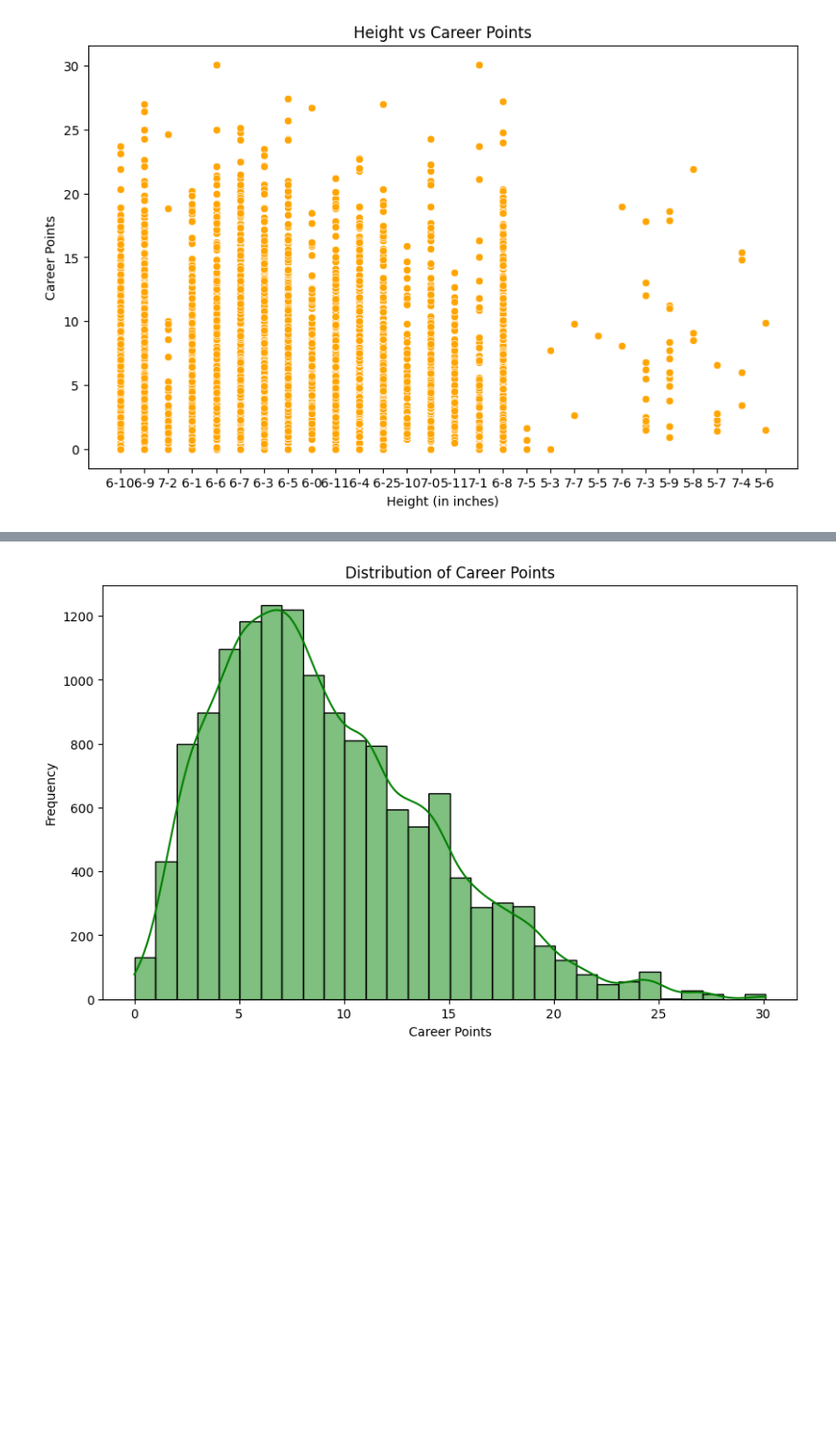
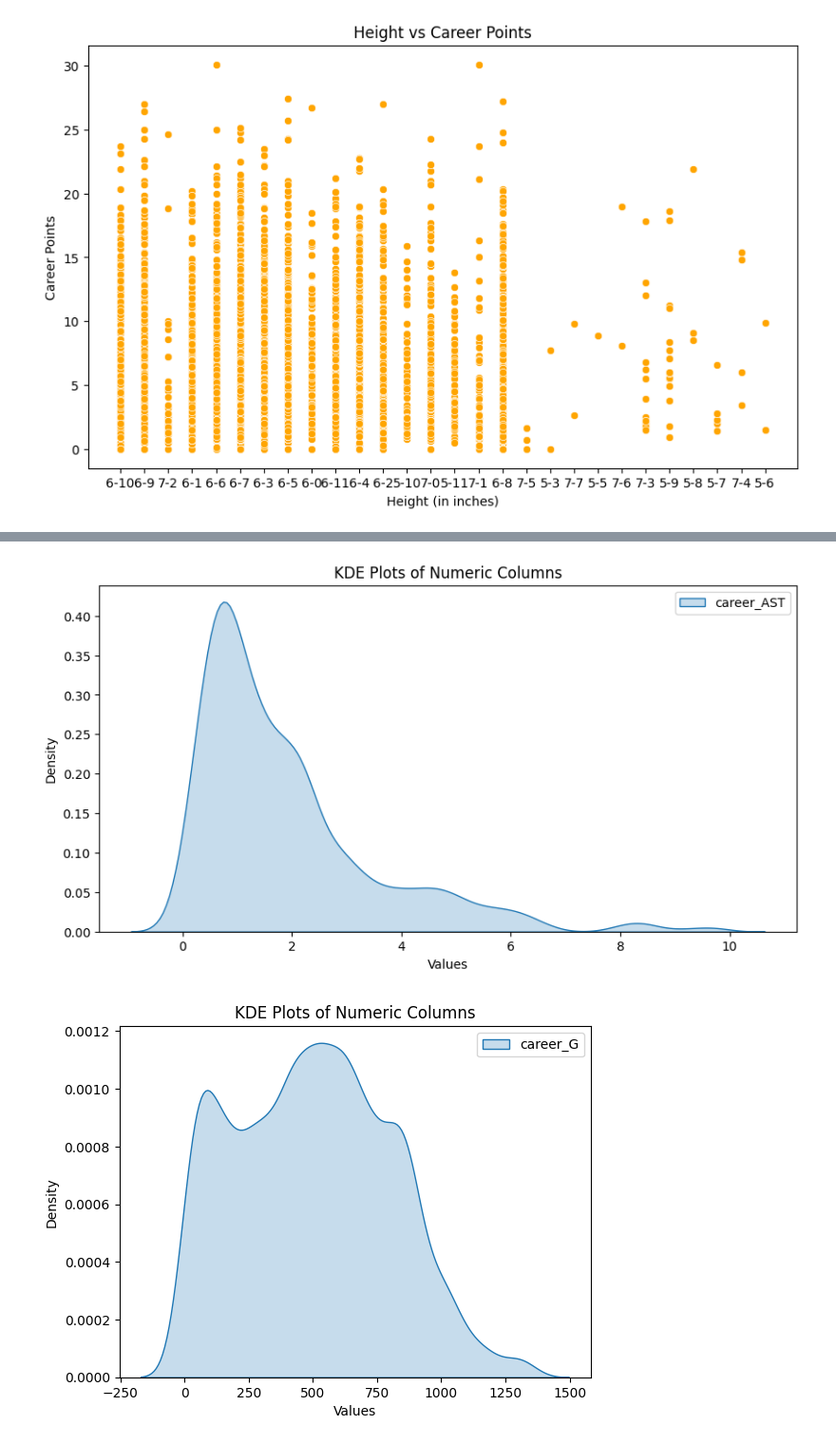
Before and after one commit to AndrewH06/nba-salary, a Jupyter notebook: rachel.ipynb, the cells around one changed output, grey strips where cells are left out. Shown at 95% size. Drawn from its saved outputs; the diff is of its cells as text; code cells hidden in the pictures; blank space fills up the shorter version.

```diff
--- a/rachel.ipynb
+++ b/rachel.ipynb
@@ -154,0 +182,5 @@ merged_data.head()
+# %%
+salary_data.dropna(inplace = True)
+player_data.dropna(inplace = True)
+#salary_data = salary_data.drop(columns = 'index') #
+player_data.head()
@@ -154,0 +195,5 @@ merged_data.head()
+# %%
+#player_data.rename(columns = {'_id':'player_id'}, inplace = True) #
+merged_data = pd.merge(player_data, salary_data, on = 'player_id', how = 'outer')
+
+merged_data.columns
@@ -155,3 +229,17 @@ merged_data.head()
+# %%
+merged_data['draft_team'] = merged_data['draft_team'].replace({
+    'Seattle SuperSonics': 'Oklahoma City Thunder',
+    'Charlotte Hornets': 'New Orleans Hornets',
+    'New Orleans/Oklahoma City Hornets': 'New Orleans Hornets',
+    'New Jersey Nets': 'Brooklyn Nets'
+    })
+
+merged_data['team'] = merged_data['team'].replace({
+    'Seattle SuperSonics': 'Oklahoma City Thunder',
+    'Charlotte Hornets': 'New Orleans Hornets',
+    'New Orleans/Oklahoma City Hornets': 'New Orleans Hornets',
+    'New Jersey Nets': 'Brooklyn Nets'
+    })
 # %%
 merged_data.columns
 # %% [output]
@@ -185,0 +259,5 @@ Name: count, Length: 495, dtype: int64
+# %%
+numeric_data = merged_data.select_dtypes(include = ['number'])
+numeric_data.hist(figsize=(10, 10), bins=10, grid=False)
+plt.suptitle("Histograms of Numeric Columns")
+plt.show()
@@ -186,9 +266,12 @@ Name: count, Length: 495, dtype: int64
 # %%
-plt.figure(figsize=(10,6))
-sns.histplot(merged_data['career_PTS'], kde=True, color='green', bins=30)
-plt.title('Distribution of Career Points')
-plt.xlabel('Career Points')
-plt.ylabel('Frequency')
-plt.show()
+plt.figure(figsize=(10, 5))
+for column in numeric_data.columns:
+    sns.kdeplot(merged_data[column], label=column, fill=True)
+    plt.title("KDE Plots of Numeric Columns")
+    plt.xlabel("Values")
+    plt.ylabel("Density")
+    plt.legend()
+    plt.show()
 # %% [output]
-[figure, old version]
+[figure, new version]
+[figure, added]
```
Also changed, not shown: parts of 27 cells of this notebook.
